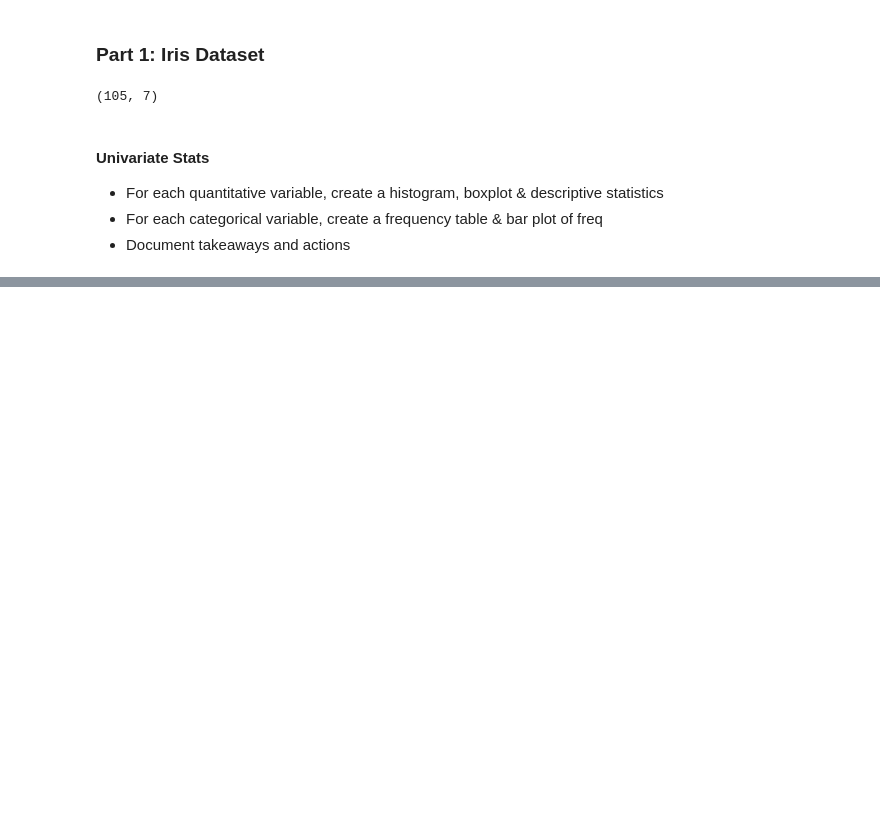
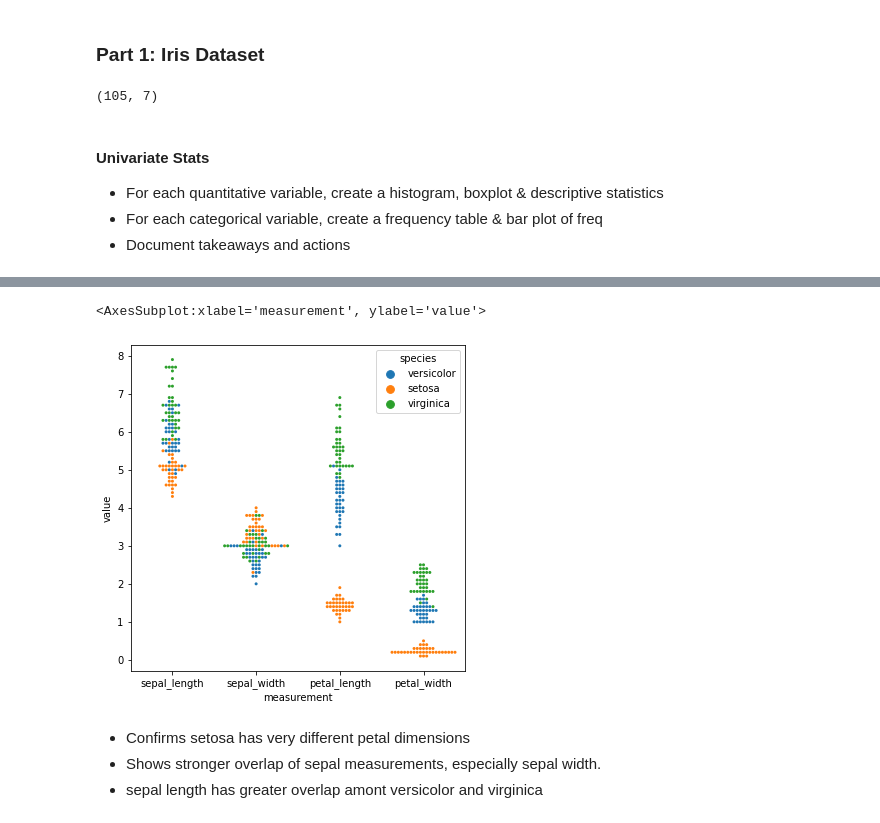
Before and after one commit to Cayt-Schlichting/classification-exercises, a Jupyter notebook: classification_exercises.ipynb, the cells around one changed output, grey strips where cells are left out. Saved outputs shown, nothing was run; the diff lists cells and outputs as text; code cells hidden in the pictures; blank space fills up the shorter version.

```diff
--- a/classification_exercises.ipynb
+++ b/classification_exercises.ipynb
@@ -1136,0 +1226,14 @@ plt.tight_layout()
+# %%
+#Create a swarmplot using a melted dataframe of all your numeric variables.
+# The x-axis should be the variable name, the y-axis the measure.
+# Add another dimension using color to represent species.
+# Document takeaways from this visualization
+plt.figure(figsize=(6,6))
+sns.swarmplot(data=mlt,x="measurement",y="value",hue="species",size=3)
+# %% [output]
+<AxesSubplot:xlabel='measurement', ylabel='value'>
+[figure, added]
+# %% [markdown]
+- Confirms setosa has very different petal dimensions
+- Shows stronger overlap of sepal measurements, especially sepal width.
+- sepal length has greater overlap amont versicolor and virginica
```
Also changed, not shown: parts of 42 cells of this notebook.
